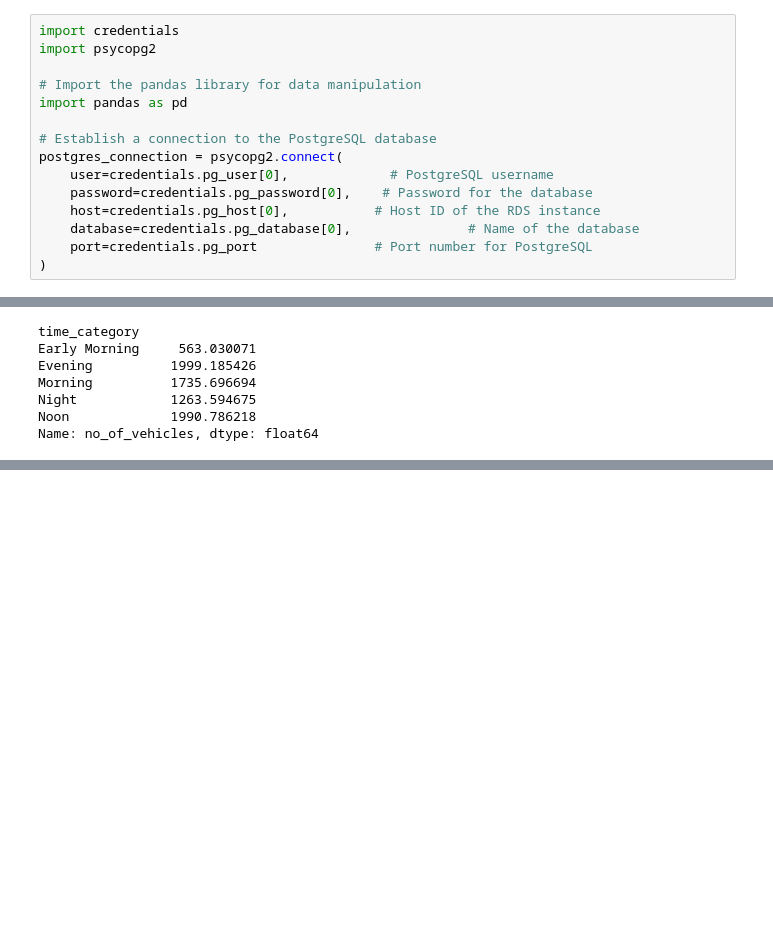
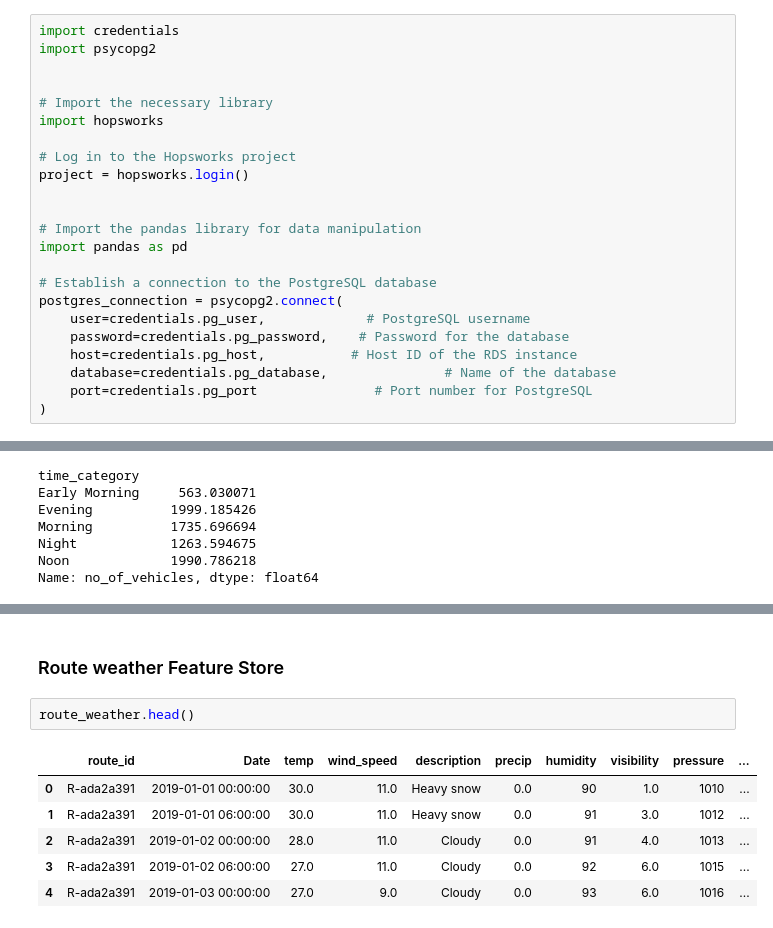
Before and after one commit to harshp777/Predictive-Truck-Delay-Management-in-Logistics, a Jupyter notebook: Data-preprocessing.ipynb, the cells around one changed output, grey strips where cells are left out. Drawn from its saved outputs; the diff is of its cells as text; blank space fills up the shorter version.

Commit message:
uploaded data to hopsworks

```diff
--- a/Data-preprocessing.ipynb
+++ b/Data-preprocessing.ipynb
@@ -1,15 +1,23 @@
 # %%
 import credentials
 import psycopg2
+
+
+# Import the necessary library
+import hopsworks
+
+# Log in to the Hopsworks project
+project = hopsworks.login()
+
 
 # Import the pandas library for data manipulation
 import pandas as pd
 
 # Establish a connection to the PostgreSQL database
 postgres_connection = psycopg2.connect(
-    user=credentials.pg_user[0],             # PostgreSQL username
-    password=credentials.pg_password[0],    # Password for the database
-    host=credentials.pg_host[0],           # Host ID of the RDS instance
-    database=credentials.pg_database[0],               # Name of the database
+    user=credentials.pg_user,             # PostgreSQL username
+    password=credentials.pg_password,    # Password for the database
+    host=credentials.pg_host,           # Host ID of the RDS instance
+    database=credentials.pg_database,               # Name of the database
     port=credentials.pg_port               # Port number for PostgreSQL
 )
@@ -495,0 +1127,11 @@ Name: no_of_vehicles, dtype: float64
+# %% [markdown]
+### Route weather Feature Store
+# %%
+route_weather.head()
+# %% [output]
+|  | route_id | Date | temp | wind_speed | description | precip | humidity | visibility | pressure | ... |
+| 0 | R-ada2a391 | 2019-01-01 00:00:00 | 30.0 | 11.0 | Heavy snow | 0.0 | 90 | 1.0 | 1010 | ... |
+| 1 | R-ada2a391 | 2019-01-01 06:00:00 | 30.0 | 11.0 | Heavy snow | 0.0 | 91 | 3.0 | 1012 | ... |
+| 2 | R-ada2a391 | 2019-01-02 00:00:00 | 28.0 | 11.0 | Cloudy | 0.0 | 91 | 4.0 | 1013 | ... |
+| 3 | R-ada2a391 | 2019-01-02 06:00:00 | 27.0 | 11.0 | Cloudy | 0.0 | 92 | 6.0 | 1015 | ... |
+| 4 | R-ada2a391 | 2019-01-03 00:00:00 | 27.0 | 9.0 | Cloudy | 0.0 | 93 | 6.0 | 1016 | ... |
```
Also changed, not shown: parts of 86 cells of this notebook.
